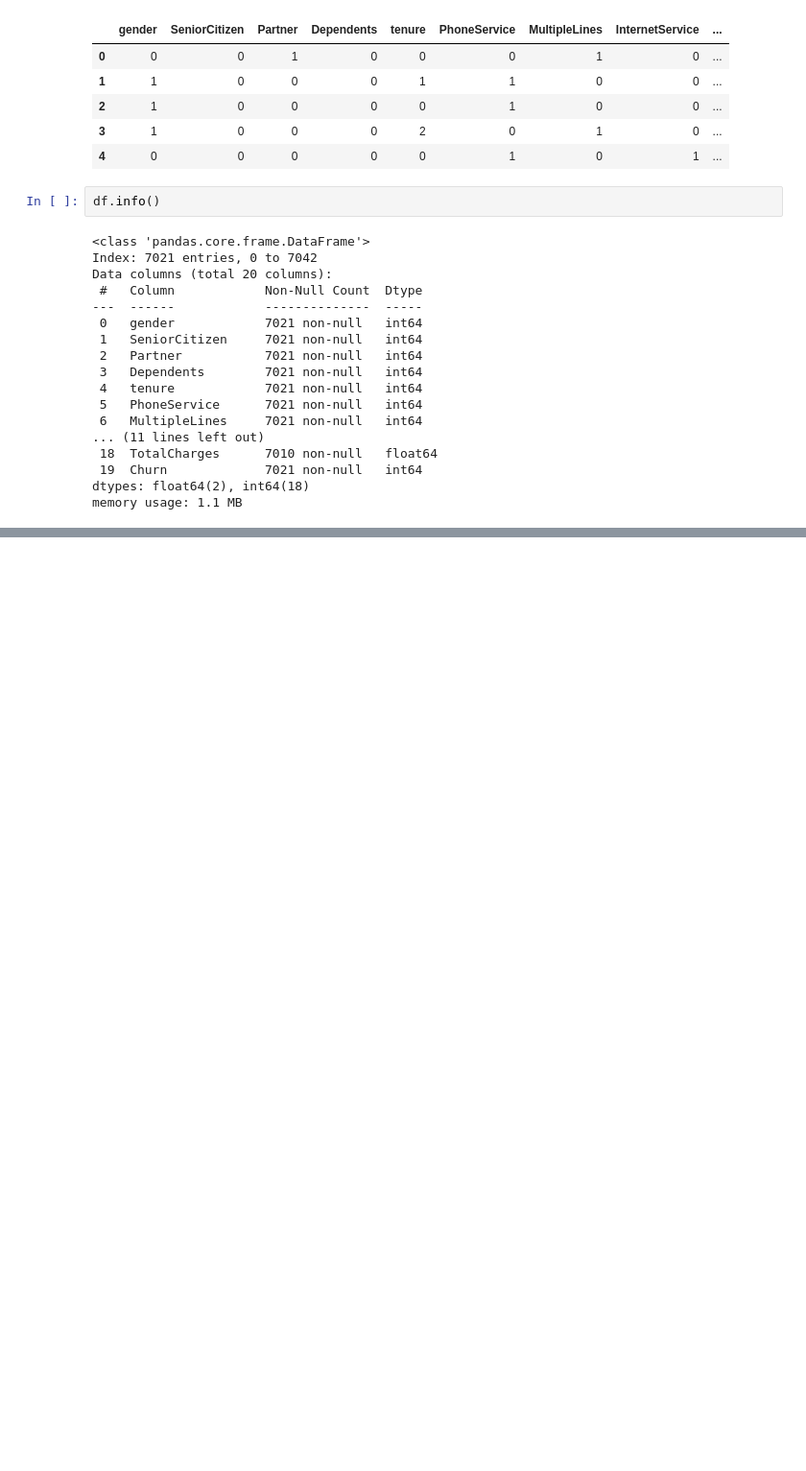
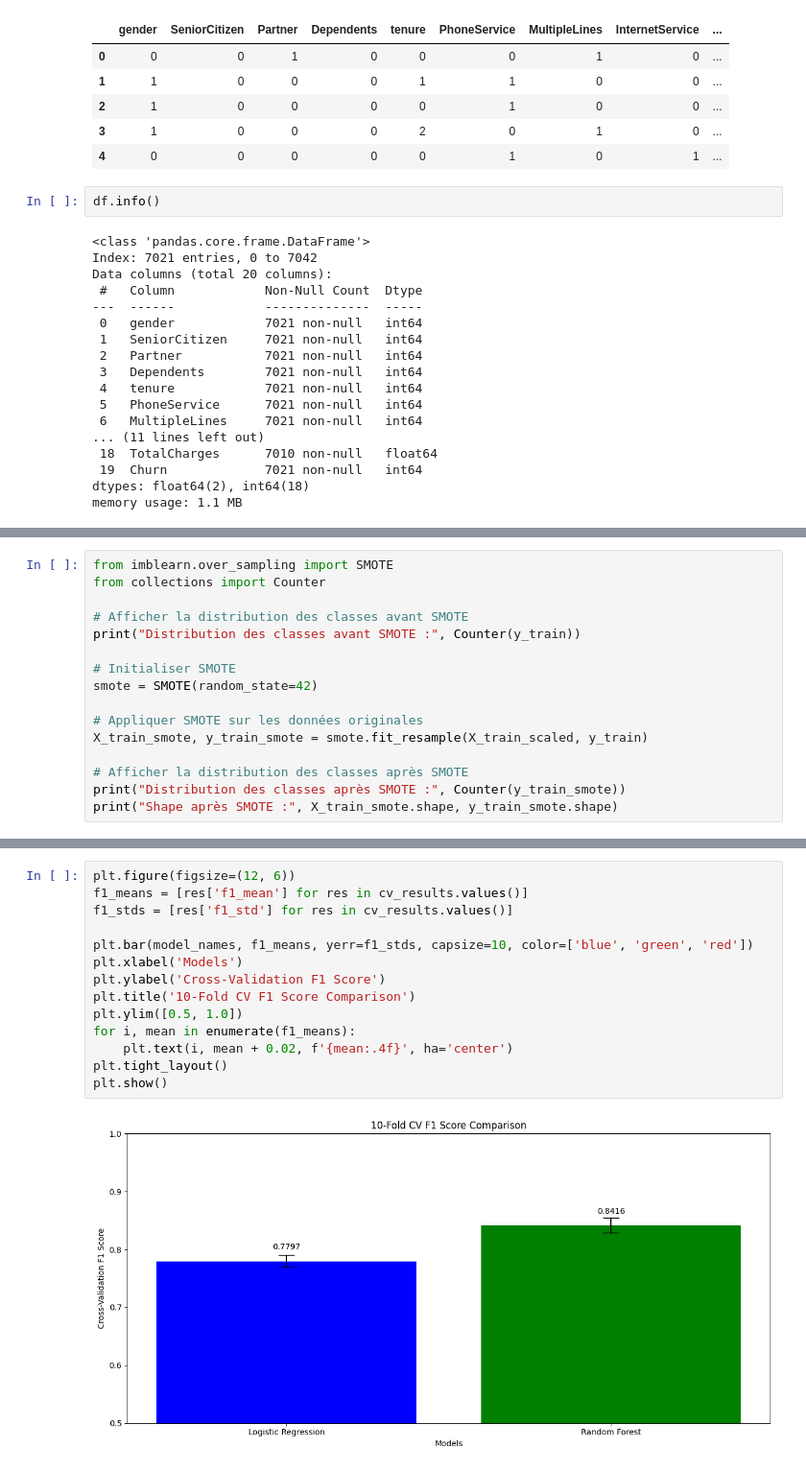
Before and after one commit to Pi-poel1/Machine-Learning-Project, a Jupyter notebook: churn_predection.ipynb, the cells around one changed output, grey strips where cells are left out. Shown at 96% size. Saved outputs shown, nothing was run; the diff lists cells and outputs as text; blank space fills up the shorter version.

```diff
--- a/churn_predection.ipynb
+++ b/churn_predection.ipynb
@@ -332,0 +378,16 @@ Taille de l'ensemble de test : 1405
+# %%
+from imblearn.over_sampling import SMOTE
+from collections import Counter
+
+# Afficher la distribution des classes avant SMOTE
+print("Distribution des classes avant SMOTE :", Counter(y_train))
+
+# Initialiser SMOTE
+smote = SMOTE(random_state=42)
+
+# Appliquer SMOTE sur les données originales
+X_train_smote, y_train_smote = smote.fit_resample(X_train_scaled, y_train)
+
+# Afficher la distribution des classes après SMOTE
+print("Distribution des classes après SMOTE :", Counter(y_train_smote))
+print("Shape après SMOTE :", X_train_smote.shape, y_train_smote.shape)
@@ -332,0 +493,16 @@ Taille de l'ensemble de test : 1405
+# %%
+plt.figure(figsize=(12, 6))
+f1_means = [res['f1_mean'] for res in cv_results.values()]
+f1_stds = [res['f1_std'] for res in cv_results.values()]
+
+plt.bar(model_names, f1_means, yerr=f1_stds, capsize=10, color=['blue', 'green', 'red'])
+plt.xlabel('Models')
+plt.ylabel('Cross-Validation F1 Score')
+plt.title('10-Fold CV F1 Score Comparison')
+plt.ylim([0.5, 1.0])
+for i, mean in enumerate(f1_means):
+    plt.text(i, mean + 0.02, f'{mean:.4f}', ha='center')
+plt.tight_layout()
+plt.show()
+# %% [output]
+[figure, added]
```
Also changed, not shown: parts of 18 cells of this notebook, 1 other file.
